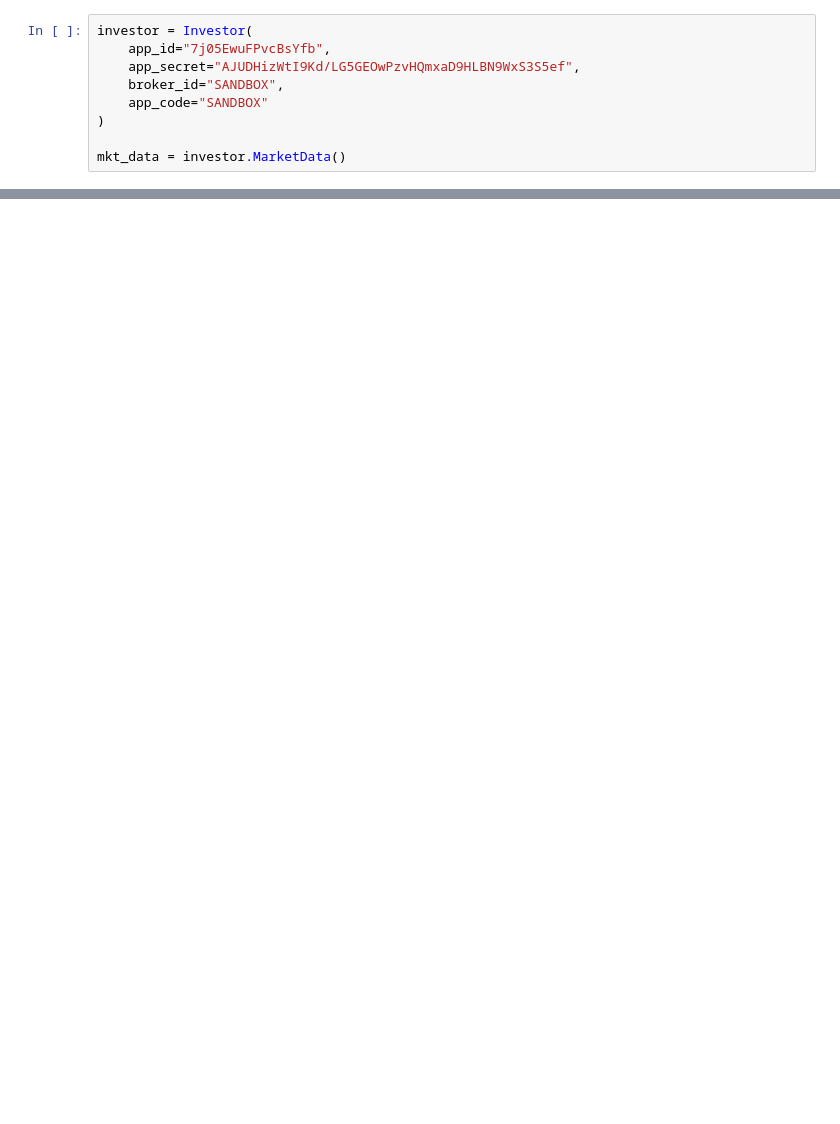
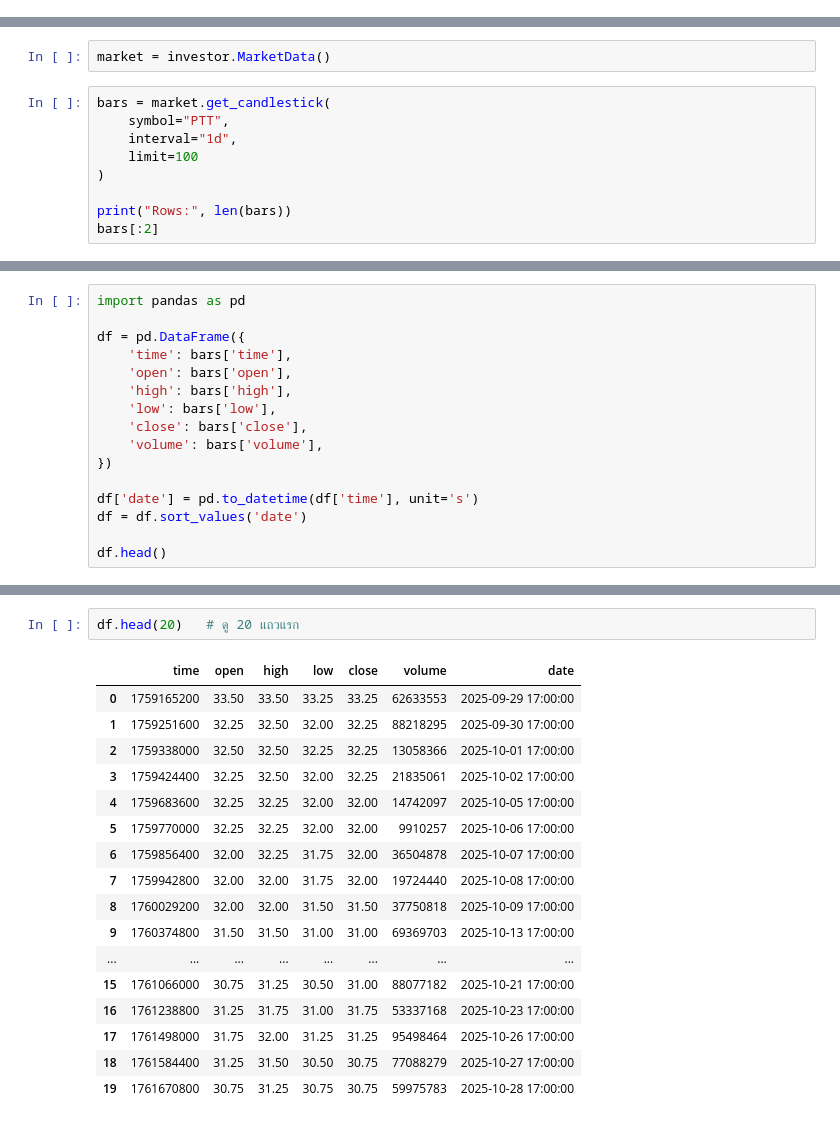
Before and after one commit to langsari/big-data-fin-2026, a Jupyter notebook: Afnan_api_datafin/Api.ipynb, the cells around one changed output, grey strips where cells are left out. Saved outputs shown, nothing was run; the diff lists cells and outputs as text; blank space fills up the shorter version.

```diff
--- a/Afnan_api_datafin/Api.ipynb
+++ b/Afnan_api_datafin/Api.ipynb
@@ -196,9 +37,0 @@ from settrade_v2 import Investor
-# %%
-investor = Investor(
-    app_id="7j05EwuFPvcBsYfb",
-    app_secret="AJUDHizWtI9Kd/LG5GEOwPzvHQmxaD9HLBN9WxS3S5ef",
-    broker_id="SANDBOX",
-    app_code="SANDBOX"
-)
-
-mkt_data = investor.MarketData()
@@ -284,0 +38,11 @@ cur.fetchall()
+# %%
+market = investor.MarketData()
+# %%
+bars = market.get_candlestick(
+    symbol="PTT",
+    interval="1d",
+    limit=100
+)
+
+print("Rows:", len(bars))
+bars[:2]
@@ -284,0 +73,16 @@ cur.fetchall()
+# %%
+import pandas as pd
+
+df = pd.DataFrame({
+    'time': bars['time'],
+    'open': bars['open'],
+    'high': bars['high'],
+    'low': bars['low'],
+    'close': bars['close'],
+    'volume': bars['volume'],
+})
+
+df['date'] = pd.to_datetime(df['time'], unit='s')
+df = df.sort_values('date')
+
+df.head()
@@ -284,0 +96,20 @@ cur.fetchall()
+# %%
+df.head(20)   # ดู 20 แถวแรก
+# %% [output]
+|  | time | open | high | low | close | volume | date |
+| 0 | 1759165200 | 33.50 | 33.50 | 33.25 | 33.25 | 62633553 | 2025-09-29 17:00:00 |
+| 1 | 1759251600 | 32.25 | 32.50 | 32.00 | 32.25 | 88218295 | 2025-09-30 17:00:00 |
+| 2 | 1759338000 | 32.50 | 32.50 | 32.25 | 32.25 | 13058366 | 2025-10-01 17:00:00 |
+| 3 | 1759424400 | 32.25 | 32.50 | 32.00 | 32.25 | 21835061 | 2025-10-02 17:00:00 |
+| 4 | 1759683600 | 32.25 | 32.25 | 32.00 | 32.00 | 14742097 | 2025-10-05 17:00:00 |
+| 5 | 1759770000 | 32.25 | 32.25 | 32.00 | 32.00 | 9910257 | 2025-10-06 17:00:00 |
+| 6 | 1759856400 | 32.00 | 32.25 | 31.75 | 32.00 | 36504878 | 2025-10-07 17:00:00 |
+| 7 | 1759942800 | 32.00 | 32.00 | 31.75 | 32.00 | 19724440 | 2025-10-08 17:00:00 |
+| 8 | 1760029200 | 32.00 | 32.00 | 31.50 | 31.50 | 37750818 | 2025-10-09 17:00:00 |
+| 9 | 1760374800 | 31.50 | 31.50 | 31.00 | 31.00 | 69369703 | 2025-10-13 17:00:00 |
+| ... | ... | ... | ... | ... | ... | ... | ... |
+| 15 | 1761066000 | 30.75 | 31.25 | 30.50 | 31.00 | 88077182 | 2025-10-21 17:00:00 |
+| 16 | 1761238800 | 31.25 | 31.75 | 31.00 | 31.75 | 53337168 | 2025-10-23 17:00:00 |
+| 17 | 1761498000 | 31.75 | 32.00 | 31.25 | 31.25 | 95498464 | 2025-10-26 17:00:00 |
+| 18 | 1761584400 | 31.25 | 31.50 | 30.50 | 30.75 | 77088279 | 2025-10-27 17:00:00 |
+| 19 | 1761670800 | 30.75 | 31.25 | 30.75 | 30.75 | 59975783 | 2025-10-28 17:00:00 |
```
Also changed, not shown: parts of 26 cells of this notebook, 2 other files.
